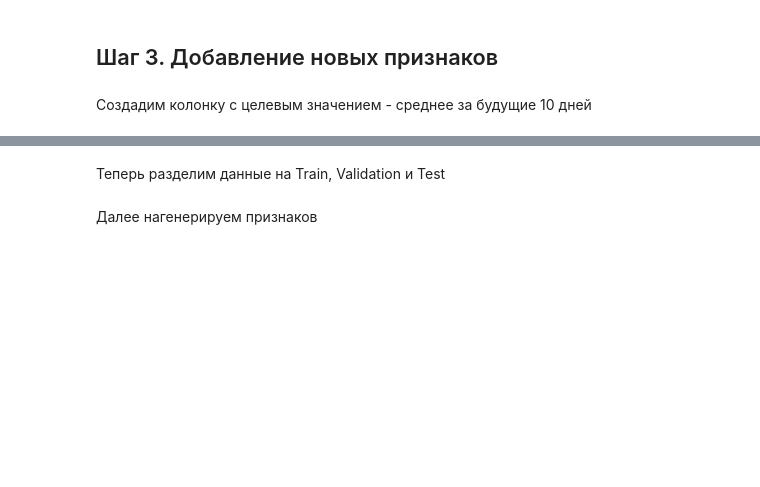
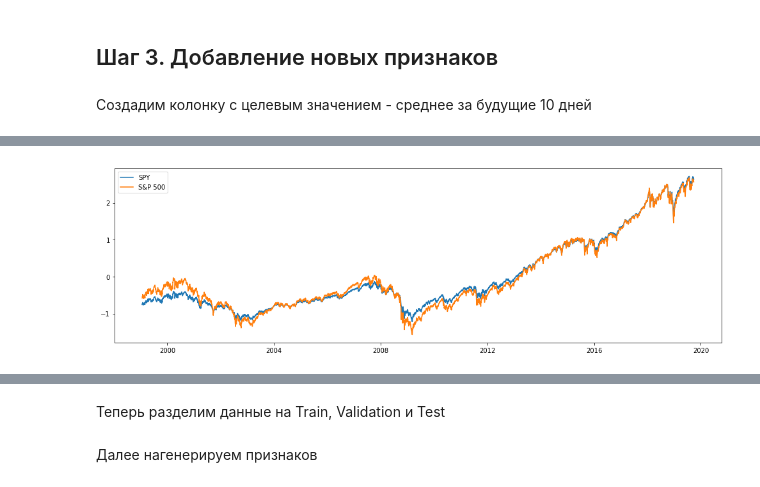
Before and after one commit to mmariyavyatkina/otus_course, a Jupyter notebook: Project/Trading app NVDA.ipynb, the cells around one changed output, grey strips where cells are left out. Saved outputs shown, nothing was run; the diff lists cells and outputs as text; code cells hidden in the pictures; blank space fills up the shorter version.

```diff
--- a/Project/Trading app NVDA.ipynb
+++ b/Project/Trading app NVDA.ipynb
@@ -210,0 +257,10 @@ snp500_cut.head()
+# %%
+# Check normalized indices
+spy = spy_data.Close_snp500
+snp500 = snp500_data.Close
+
+plt.plot((spy -spy.mean())/spy.std(), label='SPY');
+plt.plot((snp500 - snp500.mean())/snp500.std(), label='S&P 500');
+plt.legend();
+# %% [output]
+[figure, added]
```
Also changed, not shown: parts of 44 cells of this notebook, 4 other files.
